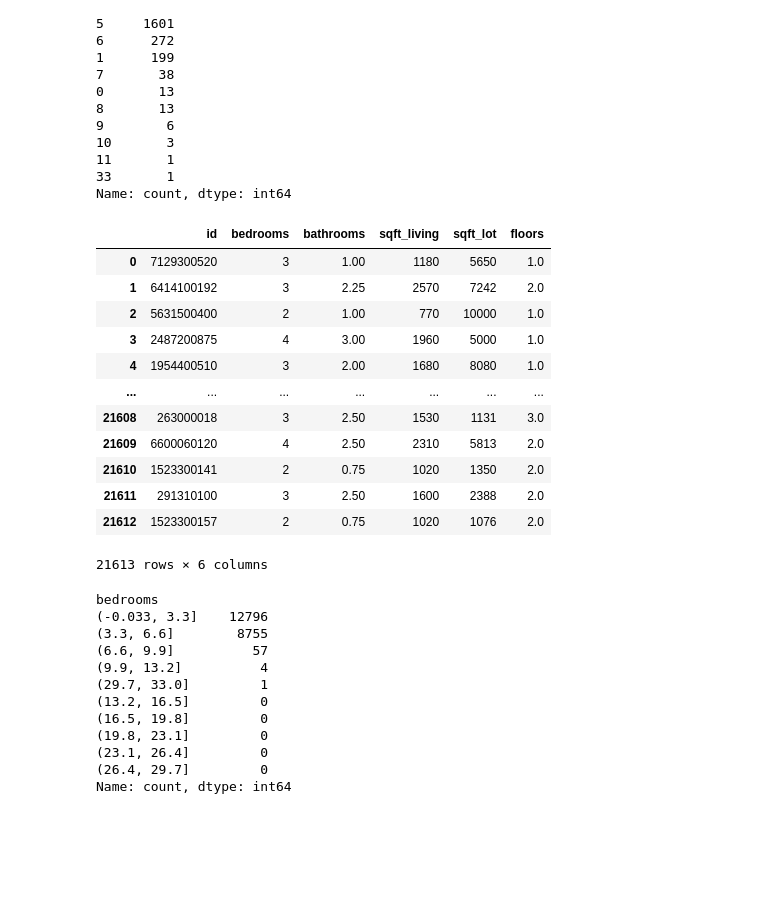
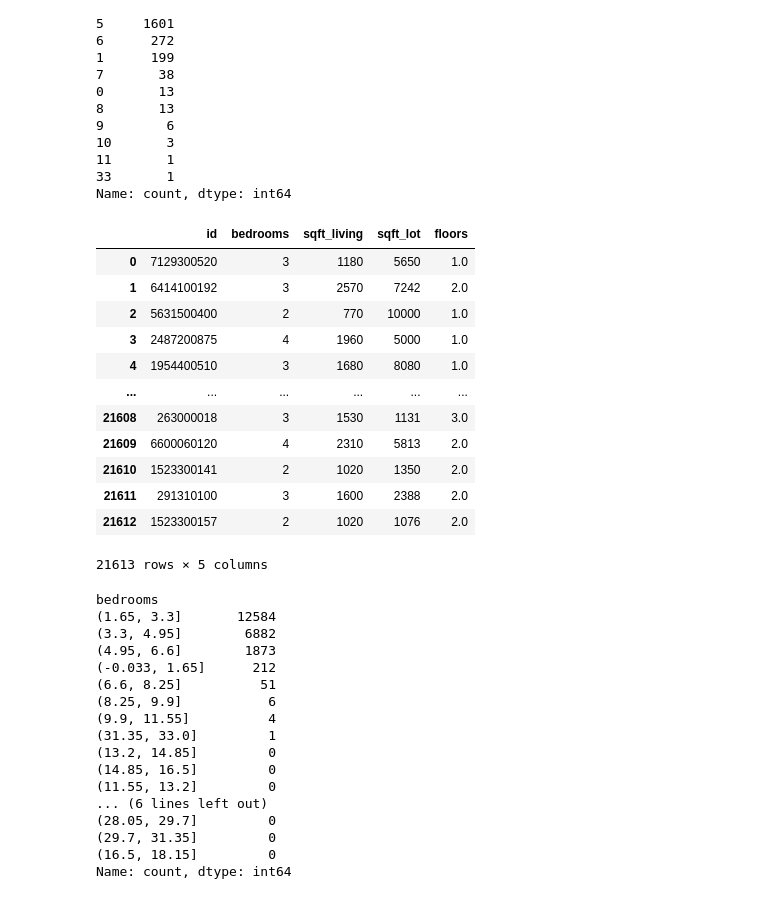
Before and after one commit to FawziElZein/House-Sales-King-County-Analysis, a Jupyter notebook: kc-house-data-analysis.ipynb, the cells around one changed output. Saved outputs shown, nothing was run; the diff lists cells and outputs as text; code cells hidden in the pictures; blank space fills up the shorter version.

```diff
--- a/kc-house-data-analysis.ipynb
+++ b/kc-house-data-analysis.ipynb
@@ -150,36 +153,46 @@ bedrooms
 33       1
 Name: count, dtype: int64
 # %%
-df_ = df[['id','bedrooms','bathrooms','sqft_living','sqft_lot','floors']].copy()
+#narrow the columns and select the ones that we are only concerned about
+
+df_ = df[['id','bedrooms','sqft_living','sqft_lot','floors']].copy()
 df_
 # %% [output]
-|  | id | bedrooms | bathrooms | sqft_living | sqft_lot | floors |
-| 0 | 7129300520 | 3 | 1.00 | 1180 | 5650 | 1.0 |
-| 1 | 6414100192 | 3 | 2.25 | 2570 | 7242 | 2.0 |
-| 2 | 5631500400 | 2 | 1.00 | 770 | 10000 | 1.0 |
-| 3 | 2487200875 | 4 | 3.00 | 1960 | 5000 | 1.0 |
-| 4 | 1954400510 | 3 | 2.00 | 1680 | 8080 | 1.0 |
-| ... | ... | ... | ... | ... | ... | ... |
-| 21608 | 263000018 | 3 | 2.50 | 1530 | 1131 | 3.0 |
-| 21609 | 6600060120 | 4 | 2.50 | 2310 | 5813 | 2.0 |
-| 21610 | 1523300141 | 2 | 0.75 | 1020 | 1350 | 2.0 |
-| 21611 | 291310100 | 3 | 2.50 | 1600 | 2388 | 2.0 |
-| 21612 | 1523300157 | 2 | 0.75 | 1020 | 1076 | 2.0 |
+|  | id | bedrooms | sqft_living | sqft_lot | floors |
+| 0 | 7129300520 | 3 | 1180 | 5650 | 1.0 |
+| 1 | 6414100192 | 3 | 2570 | 7242 | 2.0 |
+| 2 | 5631500400 | 2 | 770 | 10000 | 1.0 |
+| 3 | 2487200875 | 4 | 1960 | 5000 | 1.0 |
+| 4 | 1954400510 | 3 | 1680 | 8080 | 1.0 |
+| ... | ... | ... | ... | ... | ... |
+| 21608 | 263000018 | 3 | 1530 | 1131 | 3.0 |
+| 21609 | 6600060120 | 4 | 2310 | 5813 | 2.0 |
+| 21610 | 1523300141 | 2 | 1020 | 1350 | 2.0 |
+| 21611 | 291310100 | 3 | 1600 | 2388 | 2.0 |
+| 21612 | 1523300157 | 2 | 1020 | 1076 | 2.0 |
-21613 rows × 6 columns
+21613 rows × 5 columns
 # %%
-df_bedrooms_intervals = pd.cut(df_['bedrooms'], bins=10)
+# Divide bedrooms variable into 20 intervals.
 
-df_bedrooms_intervals.value_counts()
+df_bedrooms_intervals = pd.cut(df_['bedrooms'], bins=20)
+
+df_bedrooms_count = df_bedrooms_intervals.value_counts()
+df_bedrooms_count
 # %% [output]
 bedrooms
-(-0.033, 3.3]    12796
-(3.3, 6.6]        8755
-(6.6, 9.9]          57
-(9.9, 13.2]          4
-(29.7, 33.0]         1
-(13.2, 16.5]         0
-(16.5, 19.8]         0
-(19.8, 23.1]         0
-(23.1, 26.4]         0
-(26.4, 29.7]         0
+(1.65, 3.3]       12584
+(3.3, 4.95]        6882
+(4.95, 6.6]        1873
+(-0.033, 1.65]      212
+(6.6, 8.25]          51
+(8.25, 9.9]           6
+(9.9, 11.55]          4
+(31.35, 33.0]         1
+(13.2, 14.85]         0
+(14.85, 16.5]         0
+(11.55, 13.2]         0
+... (6 lines left out)
+(28.05, 29.7]         0
+(29.7, 31.35]         0
+(16.5, 18.15]         0
 Name: count, dtype: int64
```
Also changed, not shown: parts of 23 cells of this notebook.
